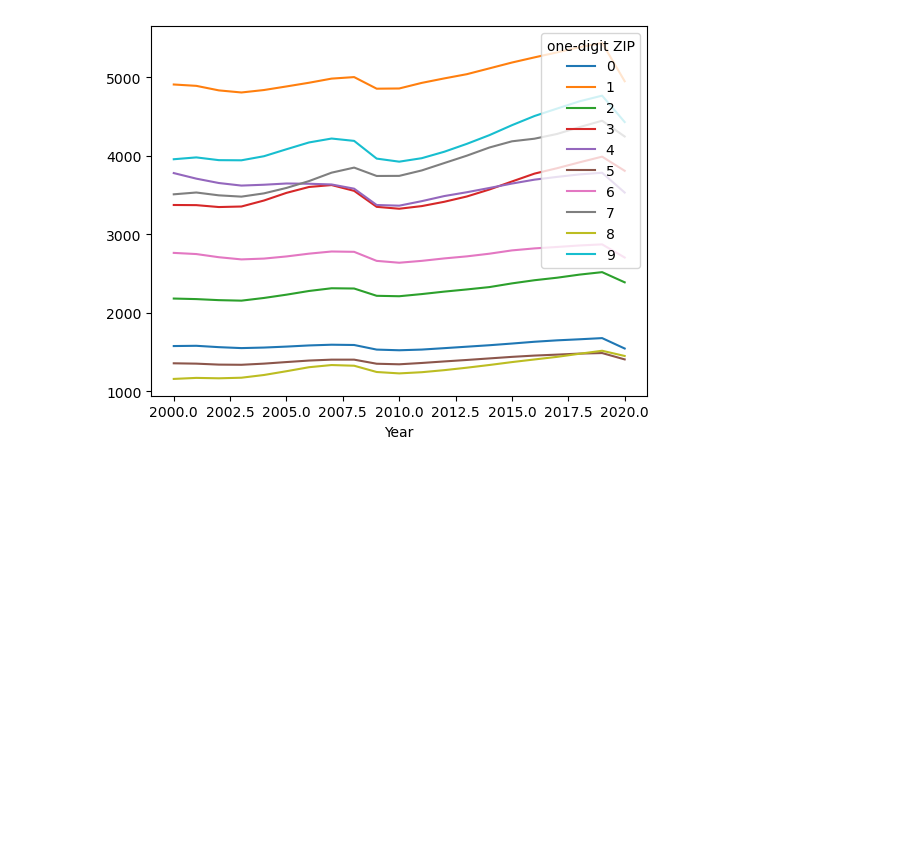
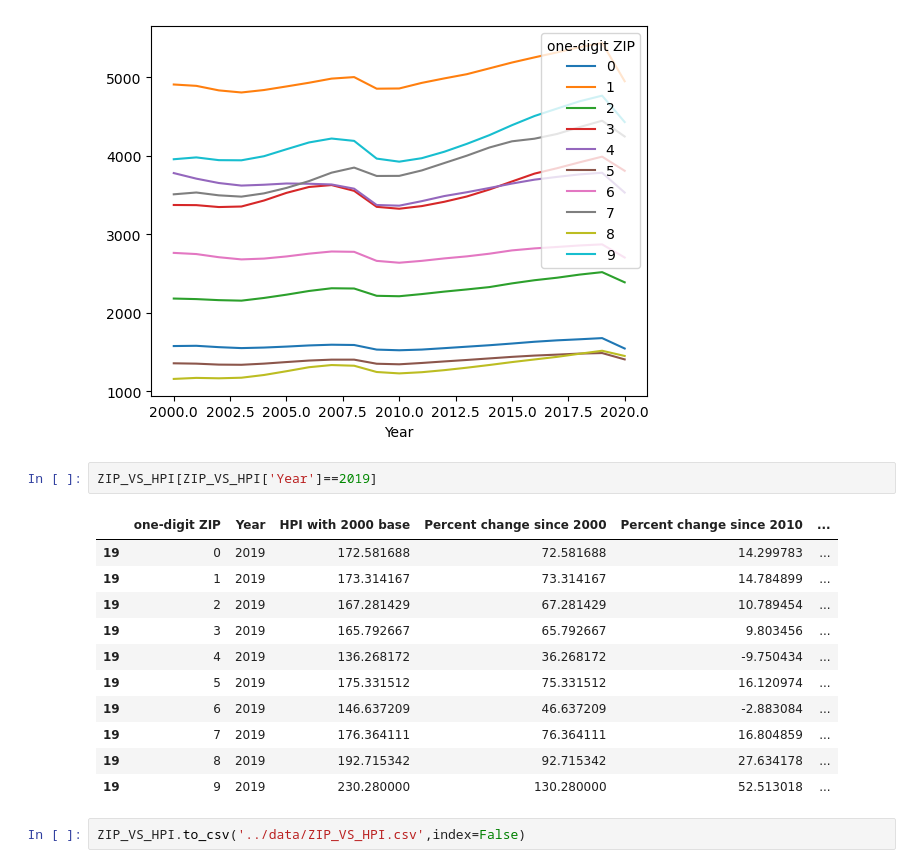
Before and after one commit to Brf0001/hpi_vs_jobgrowth, a Jupyter notebook: notebook/zip_vs_HPI.ipynb, the cells around one changed output. Drawn from its saved outputs; the diff is of its cells as text; blank space fills up the shorter version.

```diff
--- a/notebook/zip_vs_HPI.ipynb
+++ b/notebook/zip_vs_HPI.ipynb
@@ -90,3 +74,19 @@ employment_percent_pivot_table.plot(kind='line')
 # %% [output]
 <AxesSubplot:xlabel='Year'>
 [figure]
+# %%
+ZIP_VS_HPI[ZIP_VS_HPI['Year']==2019]
+# %% [output]
+|  | one-digit ZIP | Year | HPI with 2000 base | Percent change since 2000 | Percent change since 2010 | ... |
+| 19 | 0 | 2019 | 172.581688 | 72.581688 | 14.299783 | ... |
+| 19 | 1 | 2019 | 173.314167 | 73.314167 | 14.784899 | ... |
+| 19 | 2 | 2019 | 167.281429 | 67.281429 | 10.789454 | ... |
+| 19 | 3 | 2019 | 165.792667 | 65.792667 | 9.803456 | ... |
+| 19 | 4 | 2019 | 136.268172 | 36.268172 | -9.750434 | ... |
+| 19 | 5 | 2019 | 175.331512 | 75.331512 | 16.120974 | ... |
+| 19 | 6 | 2019 | 146.637209 | 46.637209 | -2.883084 | ... |
+| 19 | 7 | 2019 | 176.364111 | 76.364111 | 16.804859 | ... |
+| 19 | 8 | 2019 | 192.715342 | 92.715342 | 27.634178 | ... |
+| 19 | 9 | 2019 | 230.280000 | 130.280000 | 52.513018 | ... |
+# %%
+ZIP_VS_HPI.to_csv('../data/ZIP_VS_HPI.csv',index=False)
```
Also changed, not shown: parts of 1 cell of this notebook, 2 other files.
